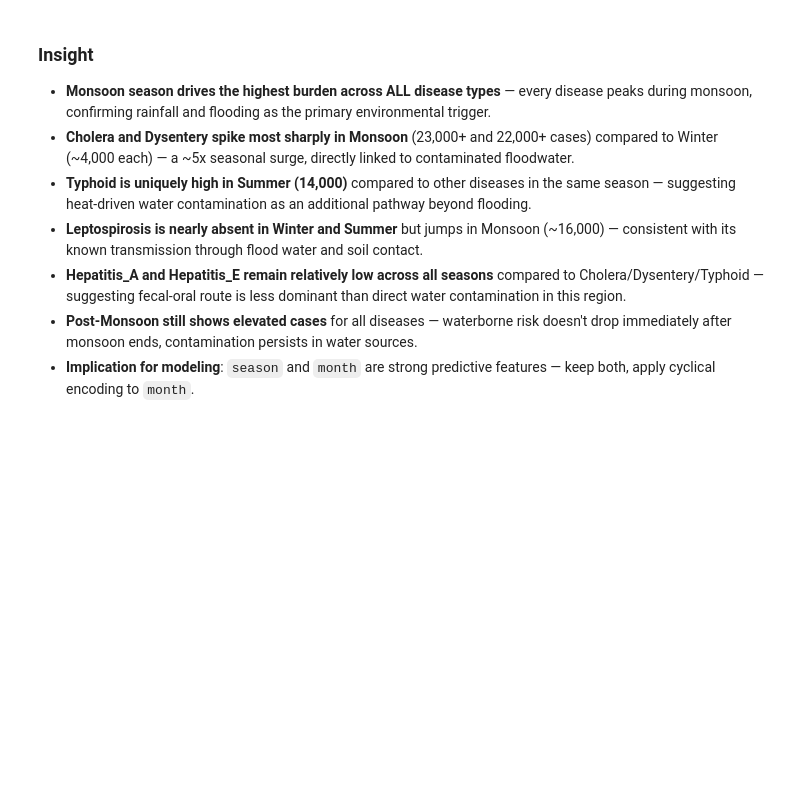
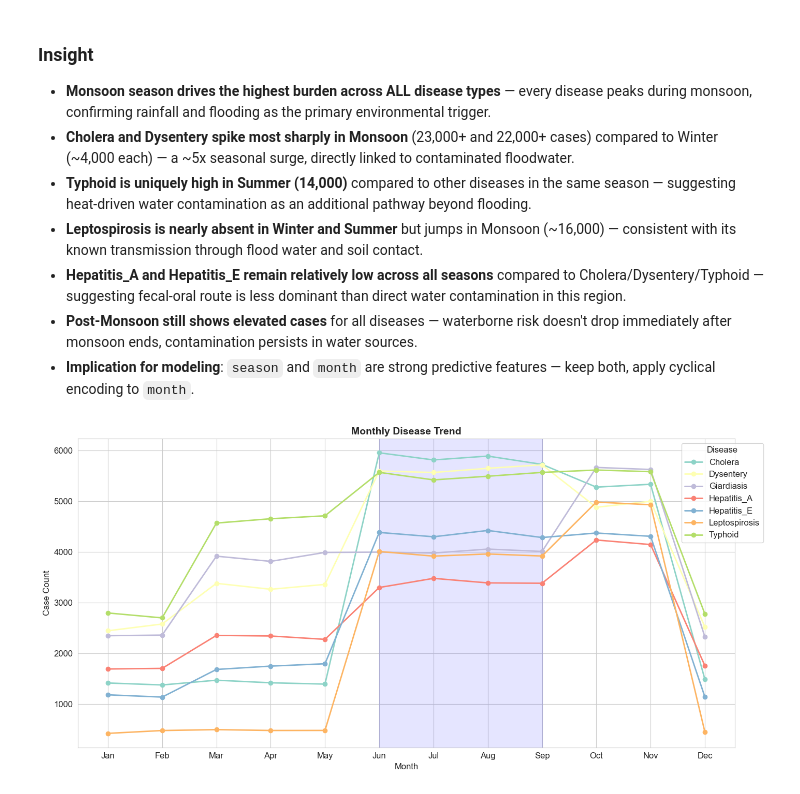
Before and after one commit to sumeet-016/NE-EpiGuard, a Jupyter notebook: Notebooks/EDA.ipynb, the cells around one changed output. Saved outputs shown, nothing was run; the diff lists cells and outputs as text; code cells hidden in the pictures; blank space fills up the shorter version.

```diff
--- a/Notebooks/EDA.ipynb
+++ b/Notebooks/EDA.ipynb
@@ -358,3 +369,22 @@ plt.show()
 - **Hepatitis_A and Hepatitis_E remain relatively low across all seasons** compared to Cholera/Dysentery/Typhoid — suggesting fecal-oral route is less dominant than direct water contamination in this region.
 - **Post-Monsoon still shows elevated cases** for all diseases — waterborne risk doesn't drop immediately after monsoon ends, contamination persists in water sources.
 - **Implication for modeling**: `season` and `month` are strong predictive features — keep both, apply cyclical encoding to `month`.
+# %%
+# Monthly disease trend
+month_disease = data[data['disease'] != 'No_Disease'].groupby(['month', 'disease']).size().unstack(fill_value=0)
+
+fig, ax = plt.subplots(figsize=(16, 7))
+for col in month_disease.columns:
+    ax.plot(month_disease.index, month_disease[col], marker='o', label=col, linewidth=2)
+ax.set_title('Monthly Disease Trend', fontsize=14, fontweight='bold')
+ax.set_xlabel('Month')
+ax.set_ylabel('Case Count')
+ax.set_xticks(range(1, 13))
+ax.set_xticklabels(['Jan','Feb','Mar','Apr','May','Jun','Jul','Aug','Sep','Oct','Nov','Dec'])
+ax.legend(title='Disease', bbox_to_anchor=(1.05, 1))
+ax.axvspan(6, 9, alpha=0.1, color='blue', label='Monsoon')
+plt.tight_layout()
+plt.savefig('plots/05_monthly_trend.png', dpi=150, bbox_inches='tight')
+plt.show()
+# %% [output]
+[figure, added]
```
Also changed, not shown: parts of 19 cells of this notebook, 19 other files.
